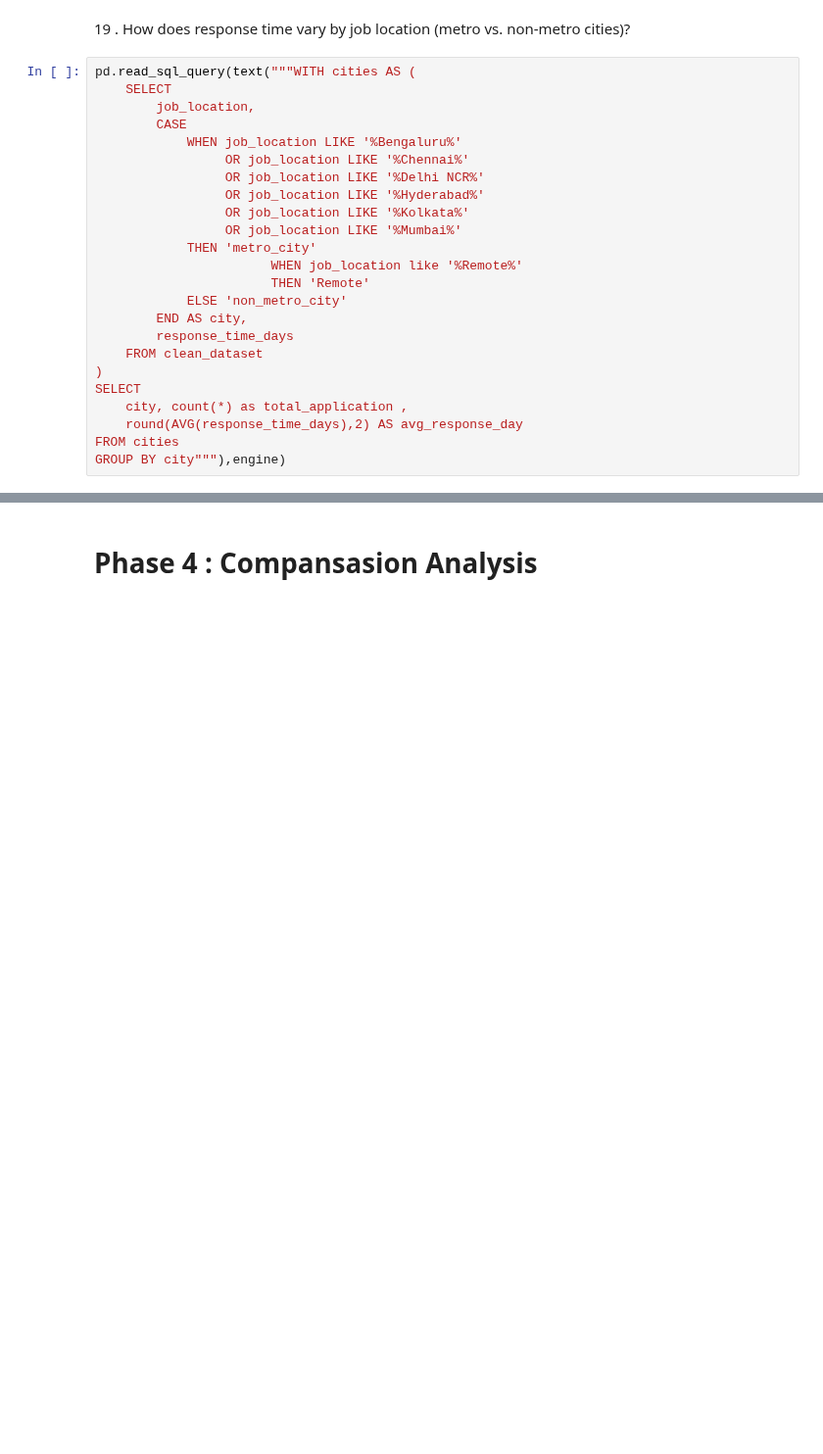
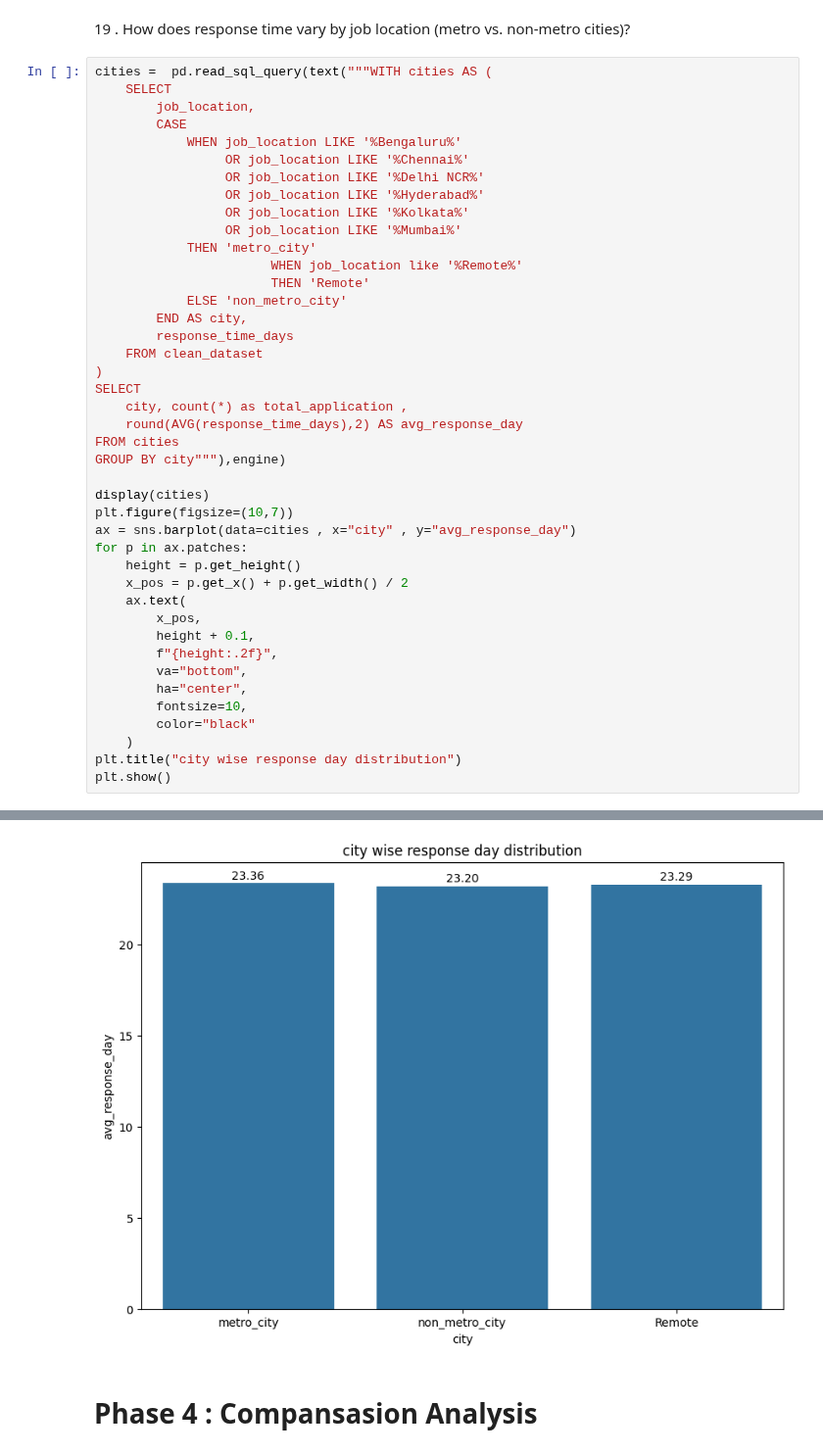
Before and after one commit to Ishasavani1402/Data-Analytics, a Jupyter notebook: fresher_hiring_analysis/EDA.ipynb, the cells around one changed output, grey strips where cells are left out. Shown at 98% size. Saved outputs shown, nothing was run; the diff lists cells and outputs as text; blank space fills up the shorter version.

```diff
--- a/fresher_hiring_analysis/EDA.ipynb
+++ b/fresher_hiring_analysis/EDA.ipynb
@@ -787,34 +787,53 @@ pd.read_sql_query(text("""select company_applied , min(response_time_days) as mi
 # %% [markdown]
 19 . How does response time vary by job location (metro vs. non-metro cities)?
 # %%
-pd.read_sql_query(text("""WITH cities AS (
+cities =  pd.read_sql_query(text("""WITH cities AS (
     SELECT
         job_location,
         CASE
             WHEN job_location LIKE '%Bengaluru%'
                  OR job_location LIKE '%Chennai%'
                  OR job_location LIKE '%Delhi NCR%'
                  OR job_location LIKE '%Hyderabad%'
                  OR job_location LIKE '%Kolkata%'
                  OR job_location LIKE '%Mumbai%'
             THEN 'metro_city'
                        WHEN job_location like '%Remote%'
                        THEN 'Remote'
             ELSE 'non_metro_city'
         END AS city,
         response_time_days
     FROM clean_dataset
 )
 SELECT
     city, count(*) as total_application ,
     round(AVG(response_time_days),2) AS avg_response_day
 FROM cities
 GROUP BY city"""),engine)
+
+display(cities)
+plt.figure(figsize=(10,7))
+ax = sns.barplot(data=cities , x="city" , y="avg_response_day")
+for p in ax.patches:
+    height = p.get_height()
+    x_pos = p.get_x() + p.get_width() / 2
+    ax.text(
+        x_pos,
+        height + 0.1,
+        f"{height:.2f}",
+        va="bottom",
+        ha="center",
+        fontsize=10,
+        color="black"
+    )
+plt.title("city wise response day distribution")
+plt.show()
 # %% [output]
 |  | city | total_application | avg_response_day |
 | 0 | metro_city | 1205 | 23.36 |
 | 1 | non_metro_city | 3596 | 23.20 |
 | 2 | Remote | 199 | 23.29 |
+[figure, added]
 # %% [markdown]
 # Phase 4 : Compansasion Analysis
 # %% [markdown]
```
Also changed, not shown: parts of 5 cells of this notebook.
